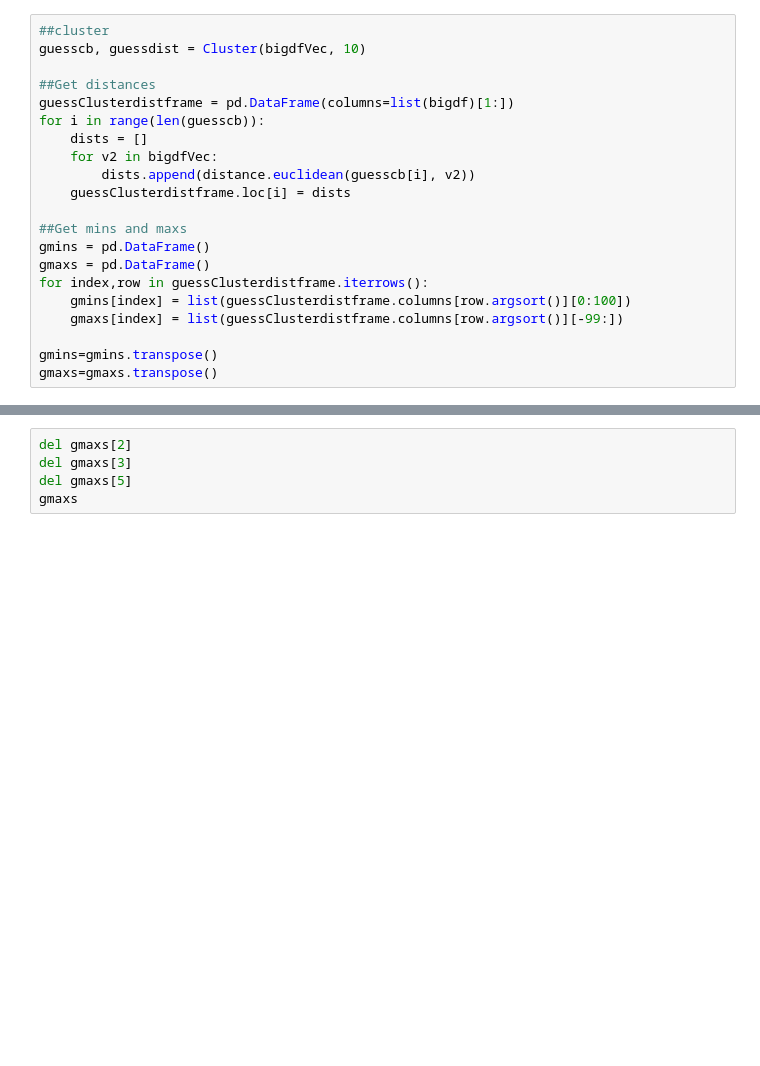
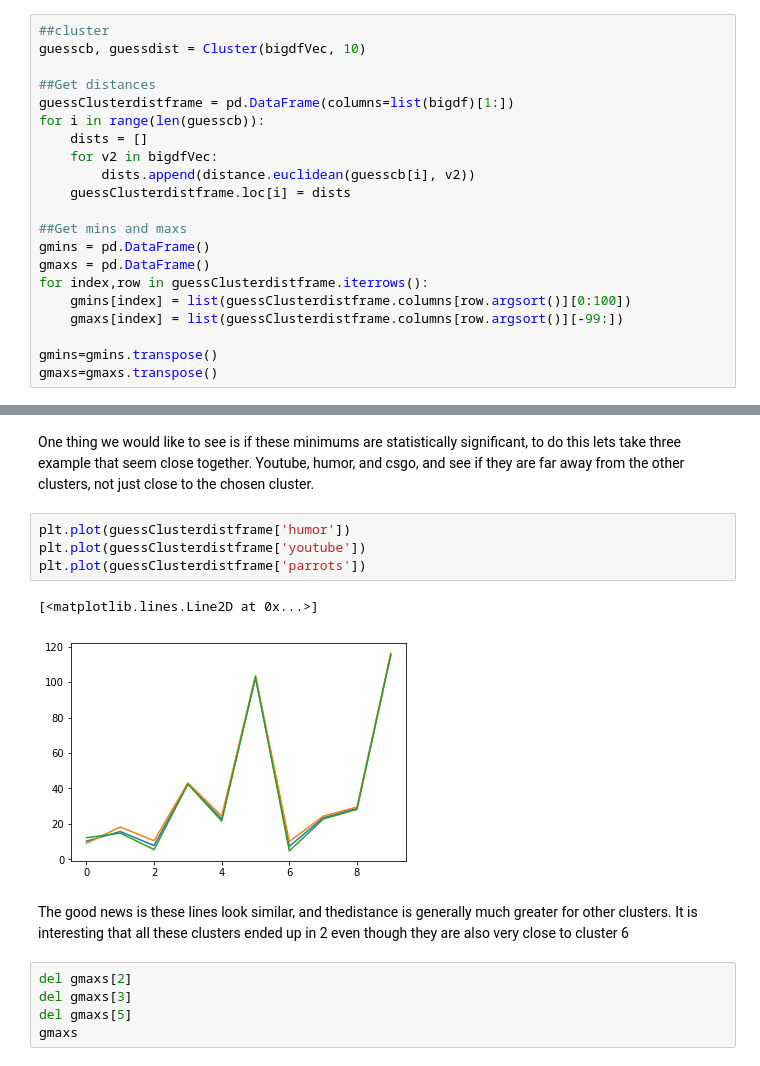
Before and after one commit to minivesper/RedditClustering, a Jupyter notebook: RedditData.ipynb, the cells around one changed output, grey strips where cells are left out. Saved outputs shown, nothing was run; the diff lists cells and outputs as text; blank space fills up the shorter version.

```diff
--- a/RedditData.ipynb
+++ b/RedditData.ipynb
@@ -443,4 +444,15 @@ gmins
 10 rows × 100 columns
+# %% [markdown]
+One thing we would like to see is if these minimums are statistically significant, to do this lets take three example that seem close together. Youtube, humor, and csgo, and see if they are far away from the other clusters, not just close to the chosen cluster.
+# %%
+plt.plot(guessClusterdistframe['humor'])
+plt.plot(guessClusterdistframe['youtube'])
+plt.plot(guessClusterdistframe['parrots'])
+# %% [output]
+[<matplotlib.lines.Line2D at 0x...>]
+[figure, added]
+# %% [markdown]
+The good news is these lines look similar, and thedistance is generally much greater for other clusters. It is interesting that all these clusters ended up in 2 even though they are also very close to cluster 6
 # %%
 del gmaxs[2]
 del gmaxs[3]
```
Also changed, not shown: parts of 5 cells of this notebook.
